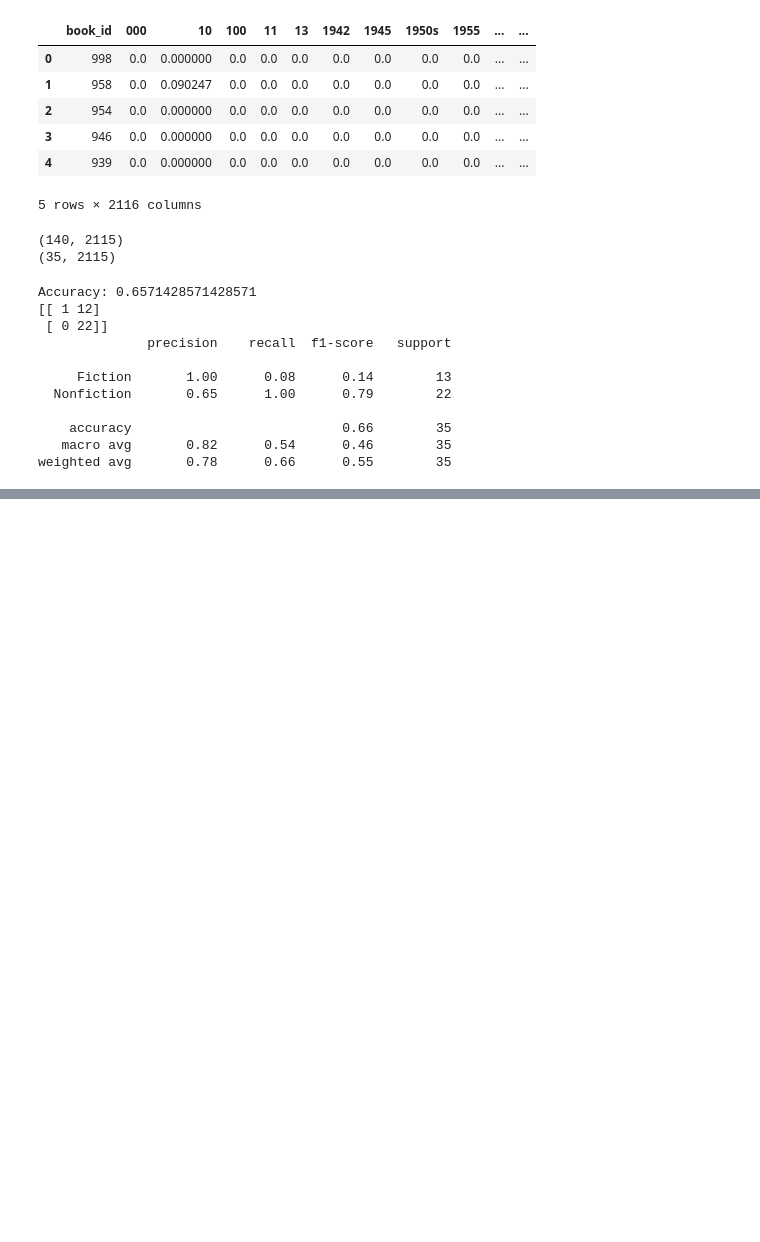
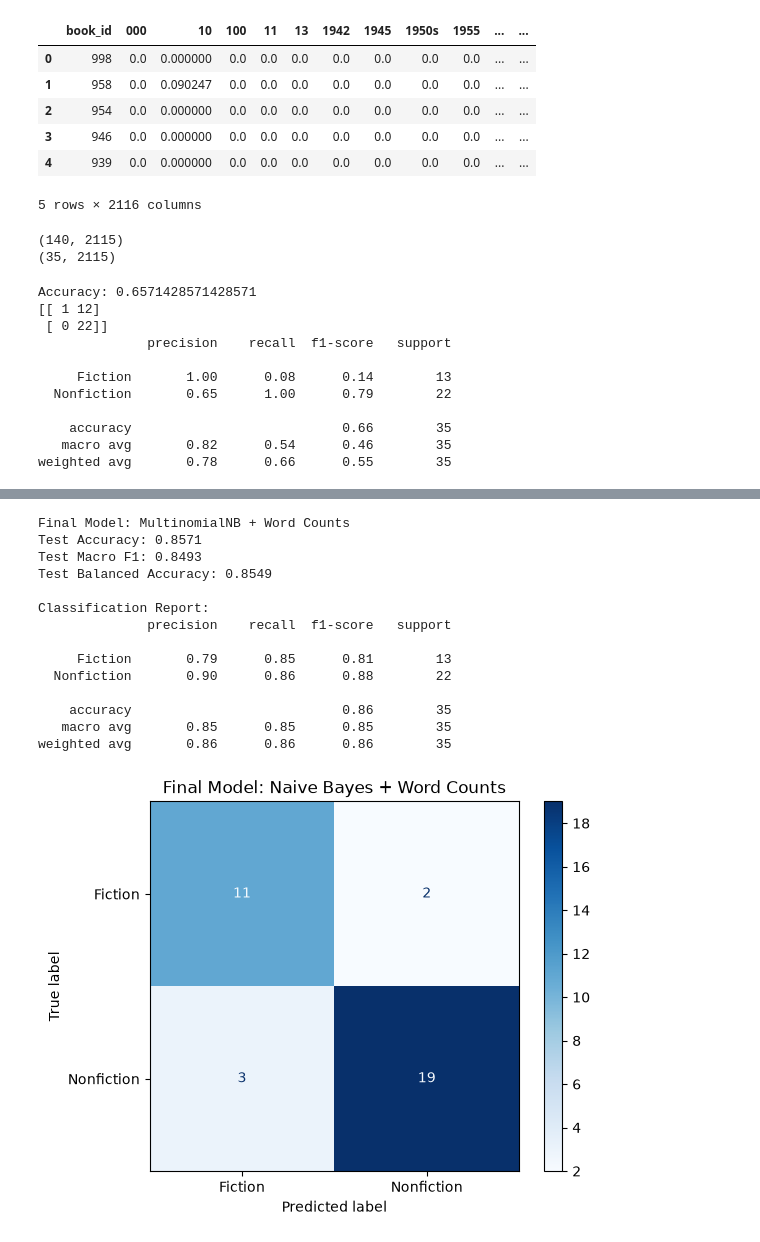
Before and after one commit to nquangb22/ds-books-classification-project, a Jupyter notebook: notebooks/d_modeling.ipynb, the cells around one changed output, grey strips where cells are left out. Cells and saved outputs as stored; diff of their text form; code cells hidden in the pictures; blank space fills up the shorter version.

```diff
--- a/notebooks/d_modeling.ipynb
+++ b/notebooks/d_modeling.ipynb
@@ -248,0 +426,54 @@ plt.show()
+# %%
+from sklearn.metrics import (
+    accuracy_score,
+    f1_score,
+    balanced_accuracy_score,
+    classification_report,
+    confusion_matrix,
+    ConfusionMatrixDisplay
+)
+import matplotlib.pyplot as plt
+
+# Final model: Multinomial Naive Bayes + Word Counts
+# NB was already trained on the 140 training books.
+
+final_predictions = NB.predict(X_test)
+
+print("Final Model: MultinomialNB + Word Counts")
+print("Test Accuracy:", round(accuracy_score(y_test, final_predictions), 4))
+print("Test Macro F1:", round(f1_score(y_test, final_predictions, average="macro"), 4))
+print("Test Balanced Accuracy:", round(balanced_accuracy_score(y_test, final_predictions), 4))
+
+print("\nClassification Report:")
+print(classification_report(y_test, final_predictions))
+
+# Confusion matrix
+labels = ["Fiction", "Nonfiction"]
+
+cm = confusion_matrix(y_test, final_predictions, labels=labels)
+
+disp = ConfusionMatrixDisplay(
+    confusion_matrix=cm,
+    display_labels=labels
+)
+
+disp.plot(cmap="Blues", values_format="d")
+plt.title("Final Model: Naive Bayes + Word Counts")
+plt.savefig("../results/confusion_matrix.png", dpi=300, bbox_inches="tight")
+plt.show()
+# %% [output]
+Final Model: MultinomialNB + Word Counts
+Test Accuracy: 0.8571
+Test Macro F1: 0.8493
+Test Balanced Accuracy: 0.8549
+
+Classification Report:
+              precision    recall  f1-score   support
+
+     Fiction       0.79      0.85      0.81        13
+  Nonfiction       0.90      0.86      0.88        22
+
+    accuracy                           0.86        35
+   macro avg       0.85      0.85      0.85        35
+weighted avg       0.86      0.86      0.86        35
+[figure, added]
```
Also changed, not shown: parts of 10 cells of this notebook, 3 other files.
